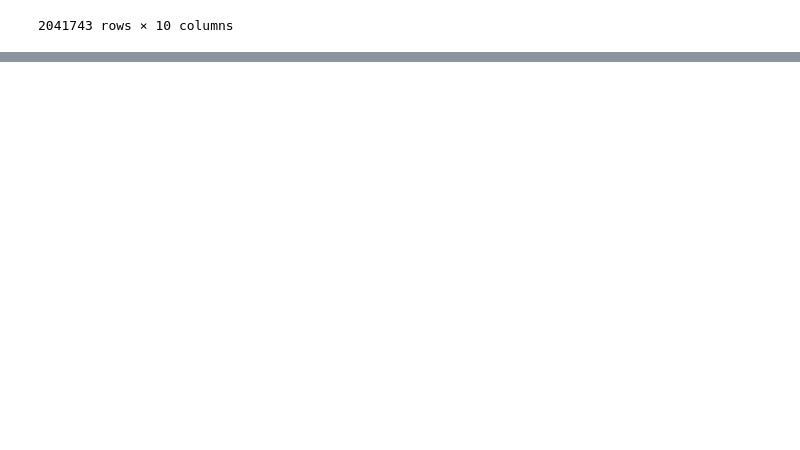
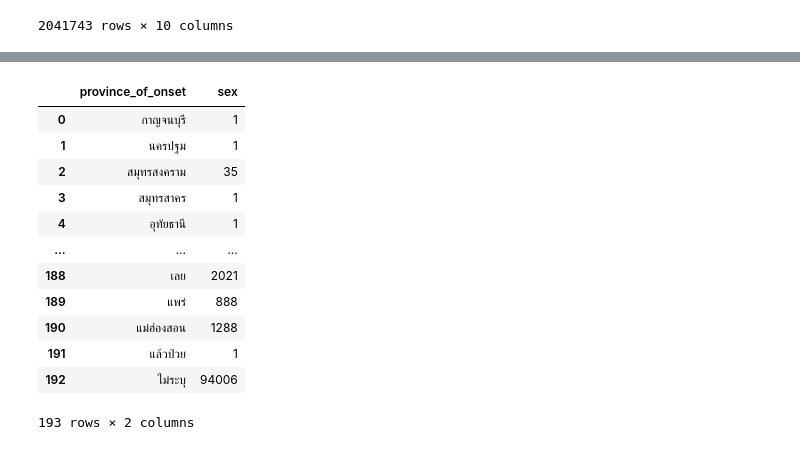
Before and after one commit to 623020514-5/DWDM21, a Jupyter notebook: Data_Viz_Project.ipynb, the cells around one changed output, grey strips where cells are left out. Drawn from its saved outputs; the diff is of its cells as text; code cells hidden in the pictures; blank space fills up the shorter version.

```diff
--- a/Data_Viz_Project.ipynb
+++ b/Data_Viz_Project.ipynb
@@ -497,0 +529,18 @@ D_df = pd.DataFrame(D)
+# %%
+M_df = pd.DataFrame(M_gb)
+M_noindex = M_df.reset_index()
+M_noindex
+# %% [output]
+|  | province_of_onset | sex |
+| 0 | กาญจนบุรี | 1 |
+| 1 | นครปฐม | 1 |
+| 2 | สมุทรสงคราม | 35 |
+| 3 | สมุทรสาคร | 1 |
+| 4 | อุทัยธานี | 1 |
+| ... | ... | ... |
+| 188 | เลย | 2021 |
+| 189 | แพร่ | 888 |
+| 190 | แม่ฮ่องสอน | 1288 |
+| 191 | แล้วป่วย | 1 |
+| 192 | ไม่ระบุ | 94006 |
+193 rows × 2 columns
```
Also changed, not shown: parts of 9 cells of this notebook.
